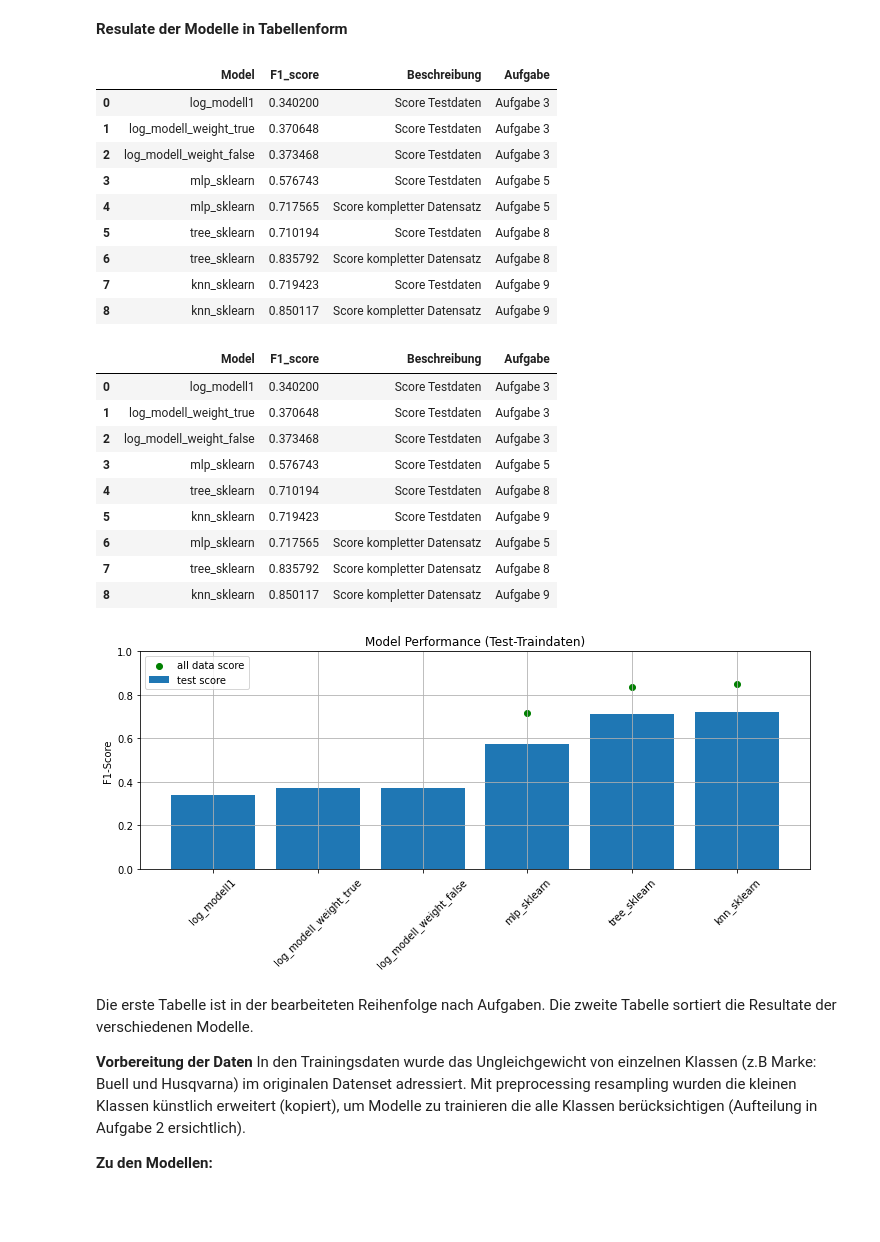
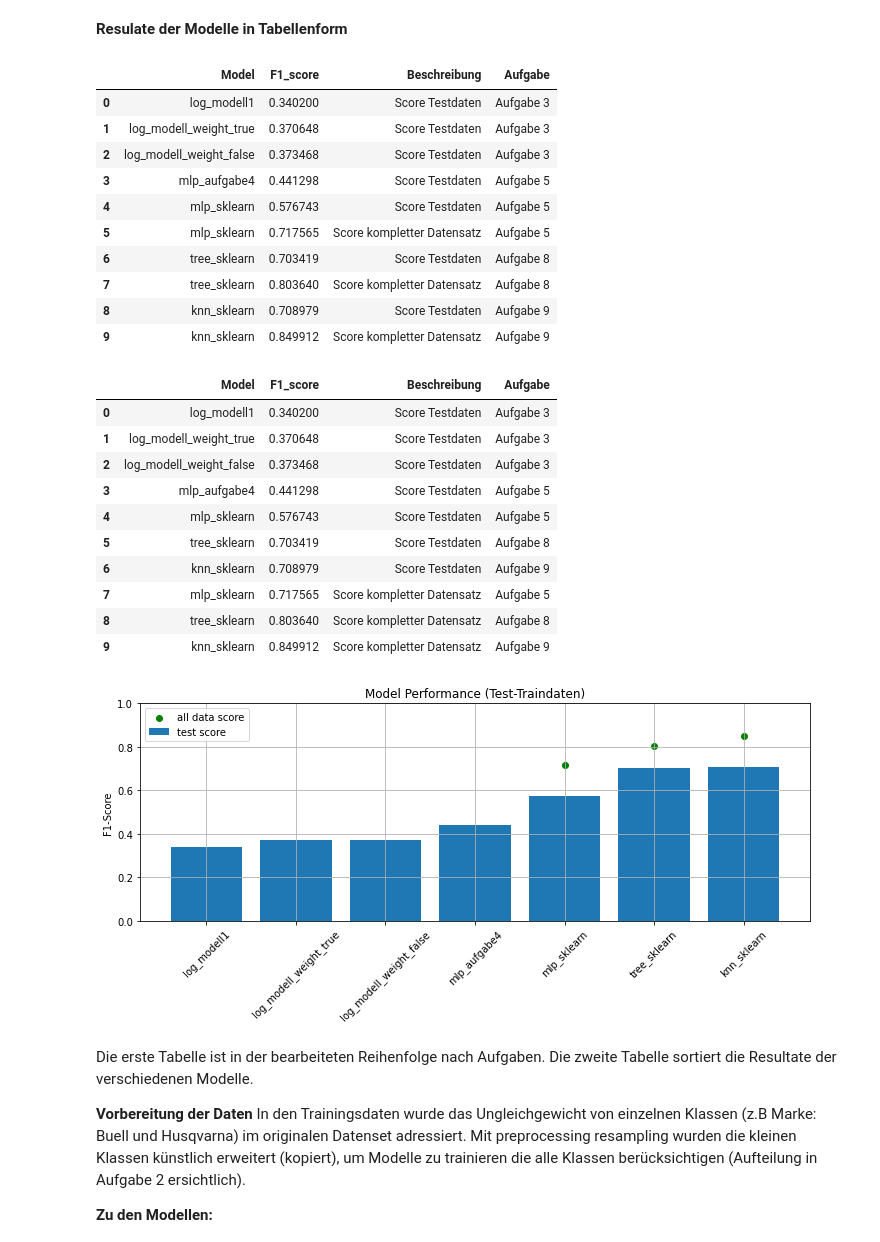
Before and after one commit to rootpi2203/ds_gml, a Jupyter notebook: gml_minichallenge_2/gml_minichallenge_2.ipynb, the cells around one changed output. Cells and saved outputs as stored; diff of their text form; code cells hidden in the pictures; blank space fills up the shorter version.

Commit message:
Aufgabe 5, mit MLP. Clean up

```diff
--- a/gml_minichallenge_2/gml_minichallenge_2.ipynb
+++ b/gml_minichallenge_2/gml_minichallenge_2.ipynb
@@ -2190,0 +2154,15 @@ Bei der eigenen MLP Klasse konvergieren die Gradienten leider nicht, daher wird
+# %%
+# Modell erstellen
+mlp_mot_eigen = MLP(layers=(40, 30), weight_init_int=(-.7, .7), method='minibatch',
+            max_iter=100, learning_rate=7, dlr=0.01, alpha=0., epsilon=0.01,
+            minimethod='L-BFGS-B', batchsize=1000)
+
+# Modell fitten auf Trainingsdaten
+mlp_mot_eigen.fit(X_train_scaled, y_train)
+y_test_pred_mlp = mlp_mot_eigen.predict(X_test_scaled)
+
+print('Scores auf Testdaten')
+mlp_mot_f1, mlp_mot_acc, mlp_mot_pre, mlp_mot_rec, = mlp_mot_eigen.score(X_test_scaled, y_test)
+
+# Plotten der Kosten und Gradienten Entwicklung
+mlp_mot_eigen.plot_gradient_norm_and_costs()
@@ -2233,16 +2223,16 @@ if model_tunning:
     mlp_sklearn = MLPClassifier(random_state=42, max_iter=2000)
 
     # Parameter festlegen
-    param_grid = {'alpha': np.linspace(0, 0.5, 5),
+    param_grid2 = {'alpha': np.linspace(0, 0.5, 5),
                   'hidden_layer_sizes': [(150), (200), (250), (300)],
                   'max_iter': [2000]}
 
     # GridSearchCV suche
-    random_grid_mlp = RandomizedSearchCV(estimator=mlp_sklearn,
+    random_grid_mlp2 = RandomizedSearchCV(estimator=mlp_sklearn,
                               param_distributions=param_grid,
                               cv=4)
 
-    random_grid_mlp.fit(X_train_scaled, y_train)
+    random_grid_mlp2.fit(X_train_scaled, y_train)
 # %%
 # Randomized Search Parameter Info
 if model_tunning:
@@ -3179,22 +3170,22 @@ info = ['Score Trainingsdaten', 'Score Testdaten', 'Score kompletter Datensatz',
 aufgabe = ['Aufgabe 3', 'Aufgabe 5', 'Aufgabe 8', 'Aufgabe 9']
 
 res_dict = {'Model':['log_modell1', 'log_modell_weight_true', 'log_modell_weight_false',
-                     'mlp_sklearn', 'mlp_sklearn',
+                     'mlp_aufgabe4', 'mlp_sklearn', 'mlp_sklearn',
                      'tree_sklearn','tree_sklearn',
                      'knn_sklearn','knn_sklearn'
                     ],
            'F1_score':[F1_log_modell, F1_log_modell2, F1_log_modell3,
-                       mlp1_sklearn_f1, mlp2_sklearn_f1,
+                       mlp_mot_f1, mlp1_sklearn_f1, mlp2_sklearn_f1,
                        tree2_sklearn_f1, tree3_sklearn_f1,
                        knn1_sklearn_f1, knn2_sklearn_f1
            ],
            'Beschreibung':[info[1], info[1], info[1],
-                           info[1], info[2],
+                           info[1], info[1], info[2],
                            info[1], info[2],
                            info[1], info[2]
            ],
             'Aufgabe': [aufgabe[0], aufgabe[0], aufgabe[0],
-                       aufgabe[1], aufgabe[1],
+                       aufgabe[1], aufgabe[1], aufgabe[1],
                        aufgabe[2], aufgabe[2],
                        aufgabe[3], aufgabe[3]]
            }
@@ -3209,12 +3200,13 @@ result_models
 | 0 | log_modell1 | 0.340200 | Score Testdaten | Aufgabe 3 |
 | 1 | log_modell_weight_true | 0.370648 | Score Testdaten | Aufgabe 3 |
 | 2 | log_modell_weight_false | 0.373468 | Score Testdaten | Aufgabe 3 |
-| 3 | mlp_sklearn | 0.576743 | Score Testdaten | Aufgabe 5 |
-| 4 | mlp_sklearn | 0.717565 | Score kompletter Datensatz | Aufgabe 5 |
-| 5 | tree_sklearn | 0.710194 | Score Testdaten | Aufgabe 8 |
-| 6 | tree_sklearn | 0.835792 | Score kompletter Datensatz | Aufgabe 8 |
-| 7 | knn_sklearn | 0.719423 | Score Testdaten | Aufgabe 9 |
-| 8 | knn_sklearn | 0.850117 | Score kompletter Datensatz | Aufgabe 9 |
+| 3 | mlp_aufgabe4 | 0.441298 | Score Testdaten | Aufgabe 5 |
+| 4 | mlp_sklearn | 0.576743 | Score Testdaten | Aufgabe 5 |
+| 5 | mlp_sklearn | 0.717565 | Score kompletter Datensatz | Aufgabe 5 |
+| 6 | tree_sklearn | 0.703419 | Score Testdaten | Aufgabe 8 |
+| 7 | tree_sklearn | 0.803640 | Score kompletter Datensatz | Aufgabe 8 |
+| 8 | knn_sklearn | 0.708979 | Score Testdaten | Aufgabe 9 |
+| 9 | knn_sklearn | 0.849912 | Score kompletter Datensatz | Aufgabe 9 |
 # %%
 # Tabellarische Übersicht sortiert nach Scores
 result_models = pd.DataFrame(res_dict)
@@ -3226,30 +3218,31 @@ result_models
 | 0 | log_modell1 | 0.340200 | Score Testdaten | Aufgabe 3 |
 | 1 | log_modell_weight_true | 0.370648 | Score Testdaten | Aufgabe 3 |
 | 2 | log_modell_weight_false | 0.373468 | Score Testdaten | Aufgabe 3 |
-| 3 | mlp_sklearn | 0.576743 | Score Testdaten | Aufgabe 5 |
-| 4 | tree_sklearn | 0.710194 | Score Testdaten | Aufgabe 8 |
-| 5 | knn_sklearn | 0.719423 | Score Testdaten | Aufgabe 9 |
-| 6 | mlp_sklearn | 0.717565 | Score kompletter Datensatz | Aufgabe 5 |
-| 7 | tree_sklearn | 0.835792 | Score kompletter Datensatz | Aufgabe 8 |
-| 8 | knn_sklearn | 0.850117 | Score kompletter Datensatz | Aufgabe 9 |
+| 3 | mlp_aufgabe4 | 0.441298 | Score Testdaten | Aufgabe 5 |
+| 4 | mlp_sklearn | 0.576743 | Score Testdaten | Aufgabe 5 |
+| 5 | tree_sklearn | 0.703419 | Score Testdaten | Aufgabe 8 |
+| 6 | knn_sklearn | 0.708979 | Score Testdaten | Aufgabe 9 |
+| 7 | mlp_sklearn | 0.717565 | Score kompletter Datensatz | Aufgabe 5 |
+| 8 | tree_sklearn | 0.803640 | Score kompletter Datensatz | Aufgabe 8 |
+| 9 | knn_sklearn | 0.849912 | Score kompletter Datensatz | Aufgabe 9 |
 # %%
 # best of model (testdata) als Barplot
-model_test_scores = result_models.loc[0:5, ['Model', 'F1_score']]
-model_all_data_scores = result_models.loc[6:9, ['Model', 'F1_score']]
+model_test_scores = result_models.loc[0:6, ['Model', 'F1_score']]
+model_all_data_scores = result_models.loc[7:10, ['Model', 'F1_score']]
 
 # plot
 plt.figure(figsize=(12,4))
 plt.bar(model_test_scores['Model'], model_test_scores['F1_score'], label='test score')
 plt.scatter(model_all_data_scores['Model'], model_all_data_scores['F1_score'], marker='o', color='green', label='all data score')
 plt.xticks(rotation=45)
 plt.yticks(np.arange(0, 1.2, step=0.2))
 plt.title('Model Performance (Test-Traindaten)')
 plt.ylabel(r'F1-Score')
 plt.legend(loc=2)
 plt.grid()
 plt.show()
 # %% [output]
-[figure, old version]
+[figure, new version]
 # %% [markdown]
 Die erste Tabelle ist in der bearbeiteten Reihenfolge nach Aufgaben. Die zweite Tabelle sortiert die Resultate der verschiedenen Modelle.
 
```
Also changed, not shown: parts of 43 cells of this notebook, 1 other file.
